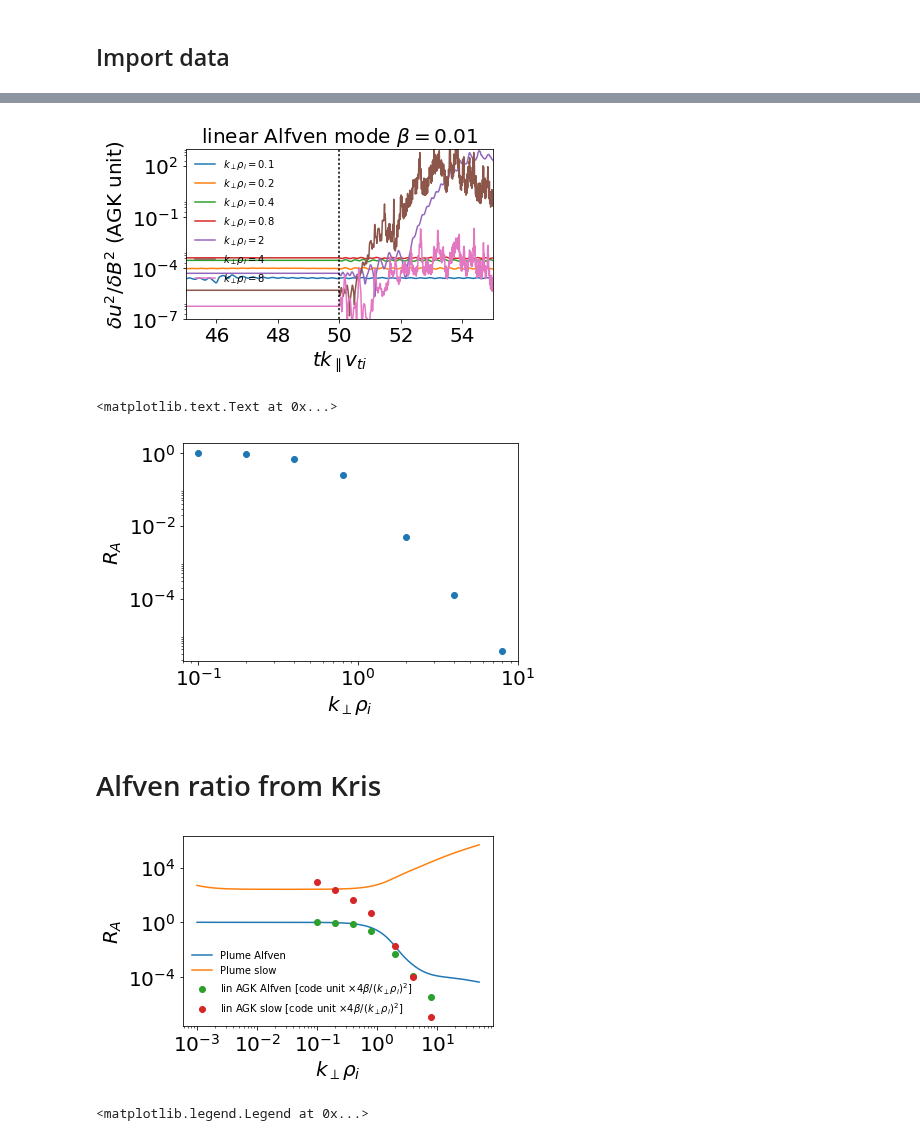
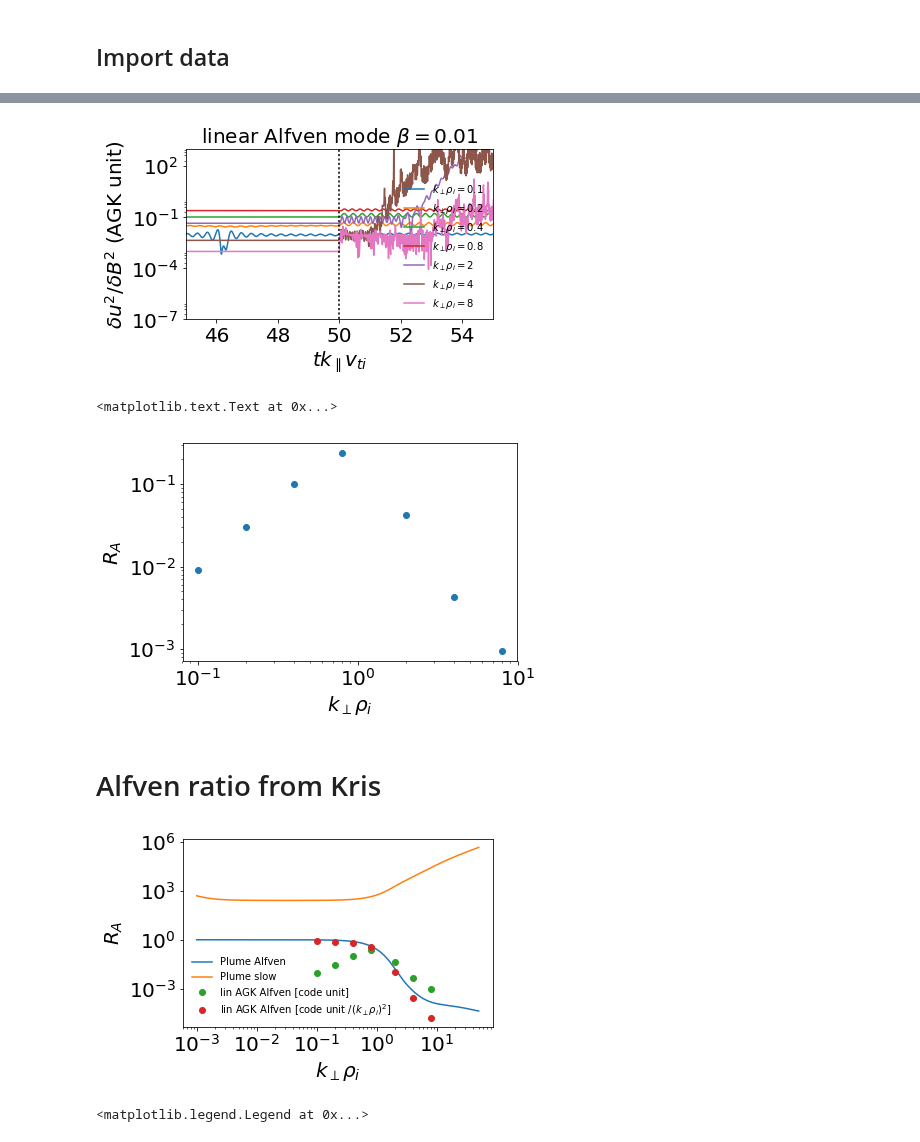
Before and after one commit to YuguangTong/Fourier-Laplace-plasma-response-in-driven-Gyrokinetics, a Jupyter notebook: python/Draft/Draft_20180126.ipynb, the cells around one changed output, grey strips where cells are left out. Cells and saved outputs as stored; diff of their text form; code cells hidden in the pictures.

Commit message:
fix AstroGK output on perpendicular flow energy

```diff
--- a/python/Draft/Draft_20180126.ipynb
+++ b/python/Draft/Draft_20180126.ipynb
@@ -17,0 +20,34 @@ mpl.rcParams['legend.fontsize'] = fs-2
+# %%
+file_dir = '/Volumes/yuguang_sd/data/agk/lin_response/ra_factor/'
+heat = []
+n = 10 # number of runs
+for i in range(n):
+    file = file_dir + 'lin_upar_{0}'.format(i+1) + '.heat'
+    heat.append(np.loadtxt(file))
+# %%
+t, Eb, Eup = [], [], []
+for i in range(n):
+    t.append(heat[i][:, 0])
+    Eb.append(heat[i][:, 2] + heat[i][:, 3])
+    Eup.append(np.sum(heat[i][:, [26, 28]], axis=1))
+# %%
+mask = np.where(Eb[0] > 0)
+kperps_alfven = [.2, .1, .05, .1, .1]
+betas_alfven = [.01, .01, .01, .1, 1]
+ras_alfven = []
+for i in range(0, 10, 2):
+    ti, tiDecay = t[i][mask], t[i+1]
+    ra, raDecay = Eup[i][mask]/Eb[i][mask], Eup[i+1]/Eb[i+1]
+    ras_alfven.append(np.mean(ra[-50:]))
+    plt.plot(np.append(ti, tiDecay), np.append(ra, raDecay),
+             label=r'$k_\perp \rho_i = {0:.2g}, \beta={1:.2g}$'.format(kperps_alfven[i//2], betas_alfven[i//2]))
+plt.yscale('log')
+plt.xlabel(r'$tk_\parallel v_{ti}$')
+plt.ylabel(r'$\delta u^2/\delta B^2$ (AGK unit)')
+plt.xlim([45, 55])
+plt.axvline(50, linestyle='dotted', color='k')
+plt.legend(loc='best', frameon=False, fontsize=10)
+plt.ylim([1e-7, 1e3])
+plt.title(r'linear Alfven mode')
+plt.tight_layout()
+# plt.savefig('../figures/lin_agk_alfven_ra.png')
@@ -109,12 +179,15 @@ plt.ylim([1e-7, 1e3])
 plt.title(r'linear Alfven mode $\beta=0.01$')
 plt.tight_layout()
 # plt.savefig('../figures/lin_agk_alfven_ra.png')
+# plt.savefig('../figures/lin_agk_alfven_ra_fixed.png') # fixed uperp
 # %% [output]
-[figure, old version]
+[figure, new version]
 # %%
 beta = 0.01
 
-plt.plot(kperps_alfven, 4 * np.array(ras_alfven)/np.array(kperps_alfven)**2 / beta, 'o')
+# plt.plot(kperps_alfven, 4 * np.array(ras_alfven)/np.array(kperps_alfven)**2 / beta, 'o')
+plt.plot(kperps_alfven[:len(ras_alfven)], np.array(ras_alfven), 'o')
+
 plt.ylim()
 plt.xscale('log')
 plt.yscale('log')
@@ -122,7 +195,7 @@ plt.ylabel(r'$R_A$')
 plt.xlabel(r'$k_\perp\rho_i$')
 # %% [output]
 <matplotlib.text.Text at 0x...>
-[figure, old version]
+[figure, new version]
 # %% [markdown]
 # Alfven ratio from Kris
 # %%
@@ -193,19 +266,23 @@ beta = alfven_data[0, 2]
 # %%
 plt.plot(kperp_alfven, ra_alfven, label=r'Plume Alfven')
 plt.plot(kperp_slow, ra_slow, label=r'Plume slow')
 plt.xscale('log')
 plt.yscale('log')
 
-plt.plot(kperps_alfven, np.array(ras_alfven) / np.array(kperps_alfven)**2 * 400, 'o', label=r'lin AGK Alfven [code unit $\times4\beta /(k_\perp \rho_i)^2$]')
-plt.plot(kperps_slow, np.array(ras_slow) / np.array(kperps_slow)**2 * 400, 'o', label=r'lin AGK slow [code unit $\times4\beta /(k_\perp \rho_i)^2$]')
+plt.plot(kperps_alfven, np.array(ras_alfven), 'o', label=r'lin AGK Alfven [code unit]')
+plt.plot(kperps_alfven, np.array(ras_alfven)/ np.array(kperps_alfven)**2, 'o', label=r'lin AGK Alfven [code unit $/(k_\perp \rho_i)^2$]')
+
+# plt.plot(kperps_alfven, np.array(ras_alfven) / np.array(kperps_alfven)**2, 'o', label=r'lin AGK Alfven [code unit $\times4\beta /(k_\perp \rho_i)^2$]')
+# plt.plot(kperps_slow, np.array(ras_slow) / np.array(kperps_slow)**2 * 400, 'o', label=r'lin AGK slow [code unit $\times4\beta /(k_\perp \rho_i)^2$]')
 
 plt.ylabel(r'$R_A$')
 plt.xlabel(r'$k_\perp\rho_i$')
 plt.legend(loc='best', fontsize=10, frameon=False)
 plt.tight_layout()
 # plt.savefig('../figures/lin_agk_plume_ra.png')
+plt.savefig('../figures/lin_agk_plume_ra_fixed.png') # fixed uperp output
 # %% [output]
-[figure, old version]
+[figure, new version]
 # %%
 plt.plot(kperp_alfven, wr_alfven / beta, label=r'Plume Alfven')
 plt.plot(kperp_slow, wr_slow / beta, label=r'Plume slow')
```
Also changed, not shown: parts of 7 cells of this notebook, 5 other files.
